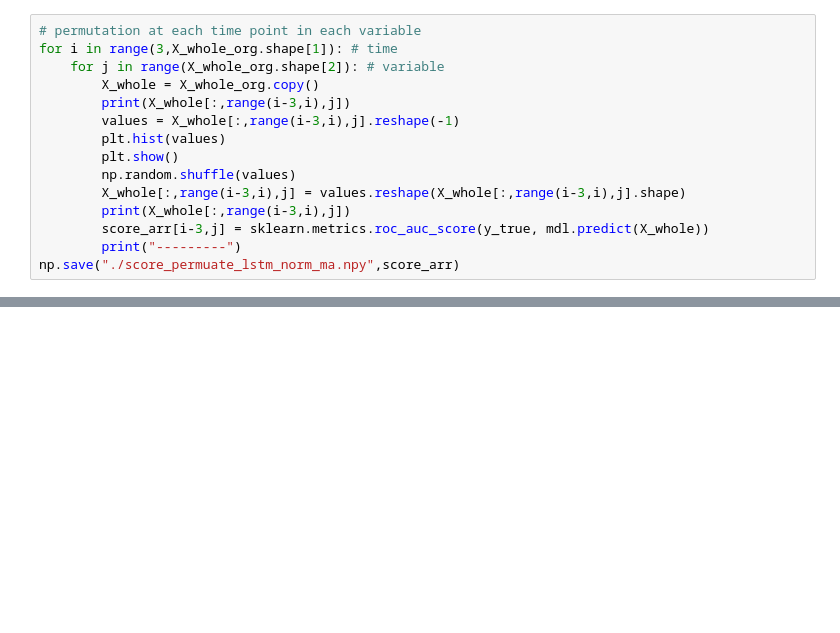
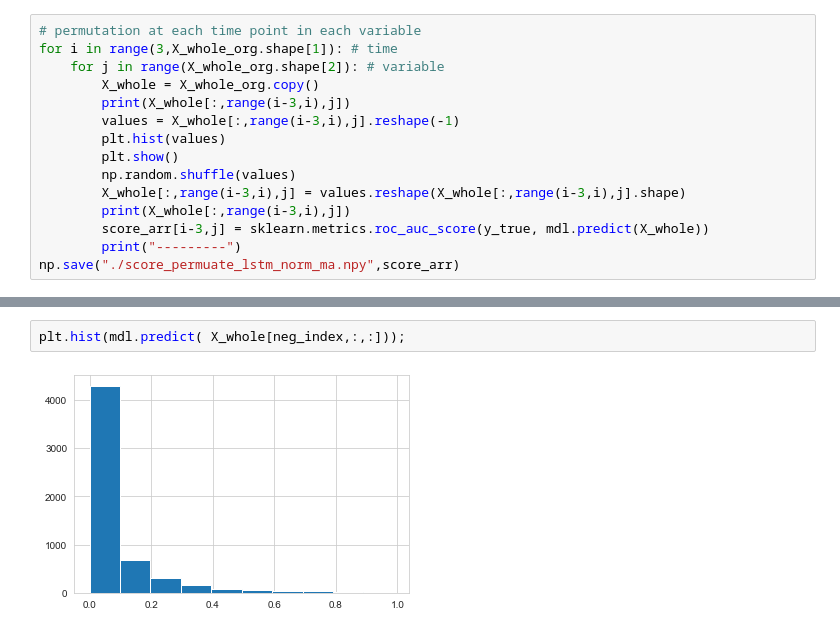
Before and after one commit to JiaxingQiu/FAIRStream, a Jupyter notebook: FAIRStream/tutorial_case6.ipynb, the cells around one changed output, grey strips where cells are left out. Cells and saved outputs as stored; diff of their text form; blank space fills up the shorter version.

```diff
--- a/FAIRStream/tutorial_case6.ipynb
+++ b/FAIRStream/tutorial_case6.ipynb
@@ -696,0 +793,4 @@ fig.colorbar(im, ax=ax[3])
+# %%
+plt.hist(mdl.predict( X_whole[neg_index,:,:]));
+# %% [output]
+[figure, added]
```
Also changed, not shown: parts of 31 cells of this notebook, 1 other file.
